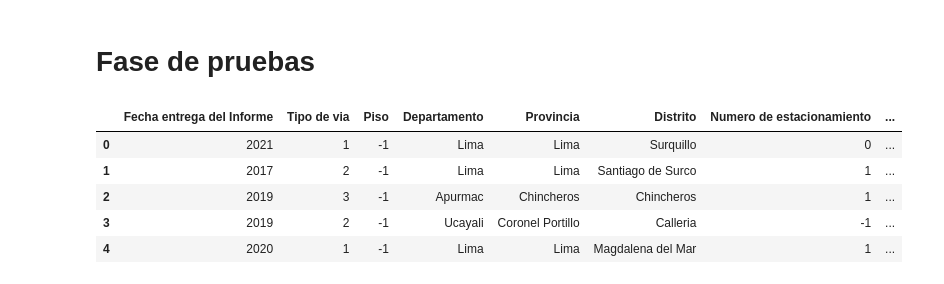
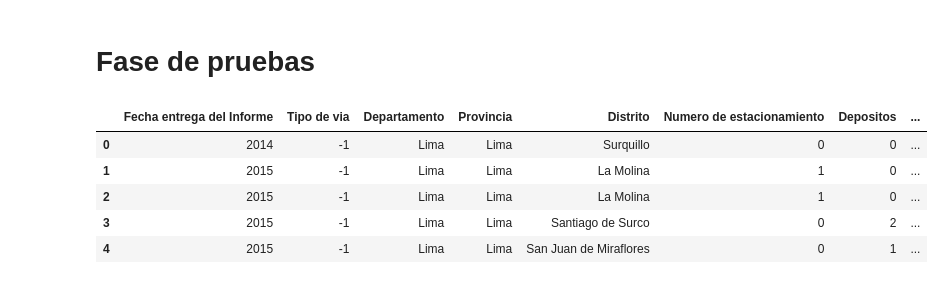
Before and after one commit to Devsthink/BBVA-DATA-DRIVEN, a Jupyter notebook: Final__BBVA_Hackaton.ipynb, the cells around one changed output. Cells and saved outputs as stored; diff of their text form; code cells hidden in the pictures.

```diff
--- a/Final__BBVA_Hackaton.ipynb
+++ b/Final__BBVA_Hackaton.ipynb
@@ -683,16 +666,16 @@ mean_squared_error(network.predict(X_test),y_test,squared=False)
 # %% [markdown]
 # Fase de pruebas
 # %%
-path = '/content/drive/MyDrive/BBVA_Hackaton/Test2_Data_BBVA.csv'
+path = '/content/drive/MyDrive/BBVA_Hackaton/pruebaFinal.csv'
 df_test = pd.read_csv(path)
 df_test.head()
 # %% [output]
-|  | Fecha entrega del Informe | Tipo de via | Piso | Departamento | Provincia | Distrito | Numero de estacionamiento | ... |
-| 0 | 2021 | 1 | -1 | Lima | Lima | Surquillo | 0 | ... |
-| 1 | 2017 | 2 | -1 | Lima | Lima | Santiago de Surco | 1 | ... |
-| 2 | 2019 | 3 | -1 | Apurmac | Chincheros | Chincheros | 1 | ... |
-| 3 | 2019 | 2 | -1 | Ucayali | Coronel Portillo | Calleria | -1 | ... |
-| 4 | 2020 | 1 | -1 | Lima | Lima | Magdalena del Mar | 1 | ... |
+|  | Fecha entrega del Informe | Tipo de via | Departamento | Provincia | Distrito | Numero de estacionamiento | Depositos | ... |
+| 0 | 2014 | -1 | Lima | Lima | Surquillo | 0 | 0 | ... |
+| 1 | 2015 | -1 | Lima | Lima | La Molina | 1 | 0 | ... |
+| 2 | 2015 | -1 | Lima | Lima | La Molina | 1 | 0 | ... |
+| 3 | 2015 | -1 | Lima | Lima | Santiago de Surco | 0 | 2 | ... |
+| 4 | 2015 | -1 | Lima | Lima | San Juan de Miraflores | 0 | 1 | ... |
 # %%
 # X_raw_nnn -> raw no numeric data
 X_raw_nnd_test= df_test.drop(columns=numeric_list, axis=1)
```
Also changed, not shown: parts of 48 cells of this notebook.
